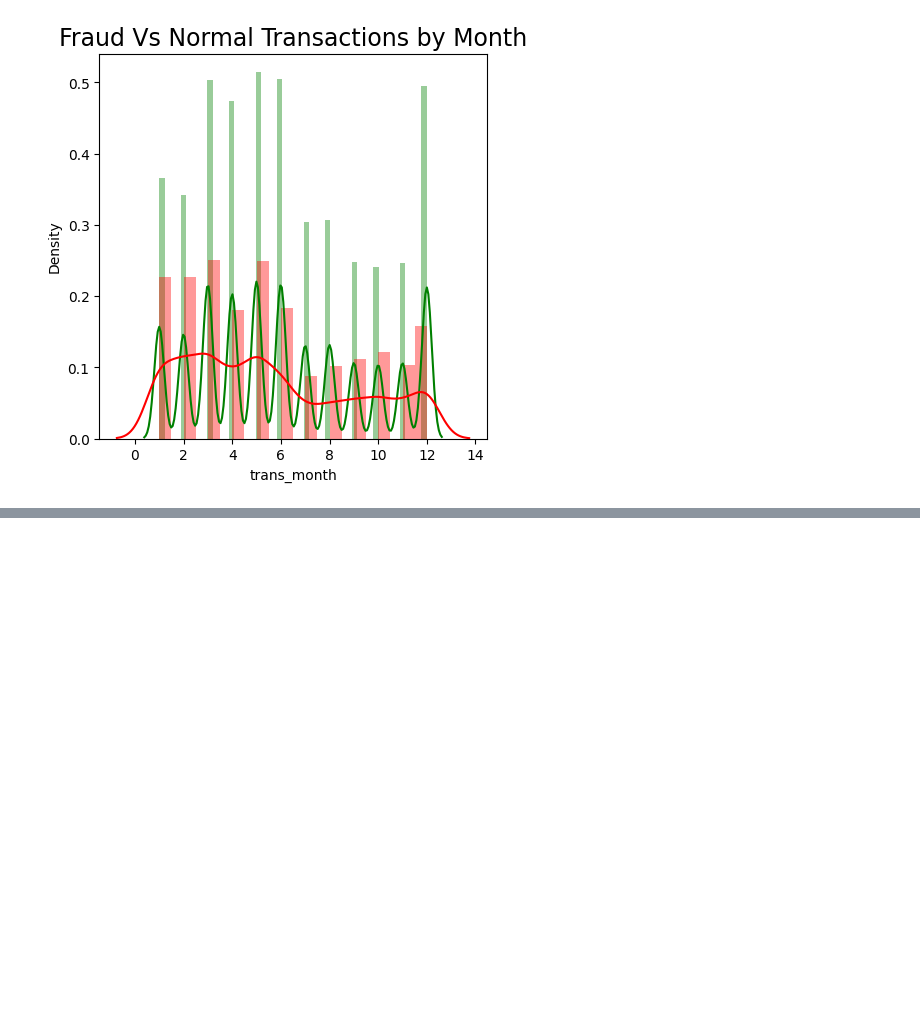
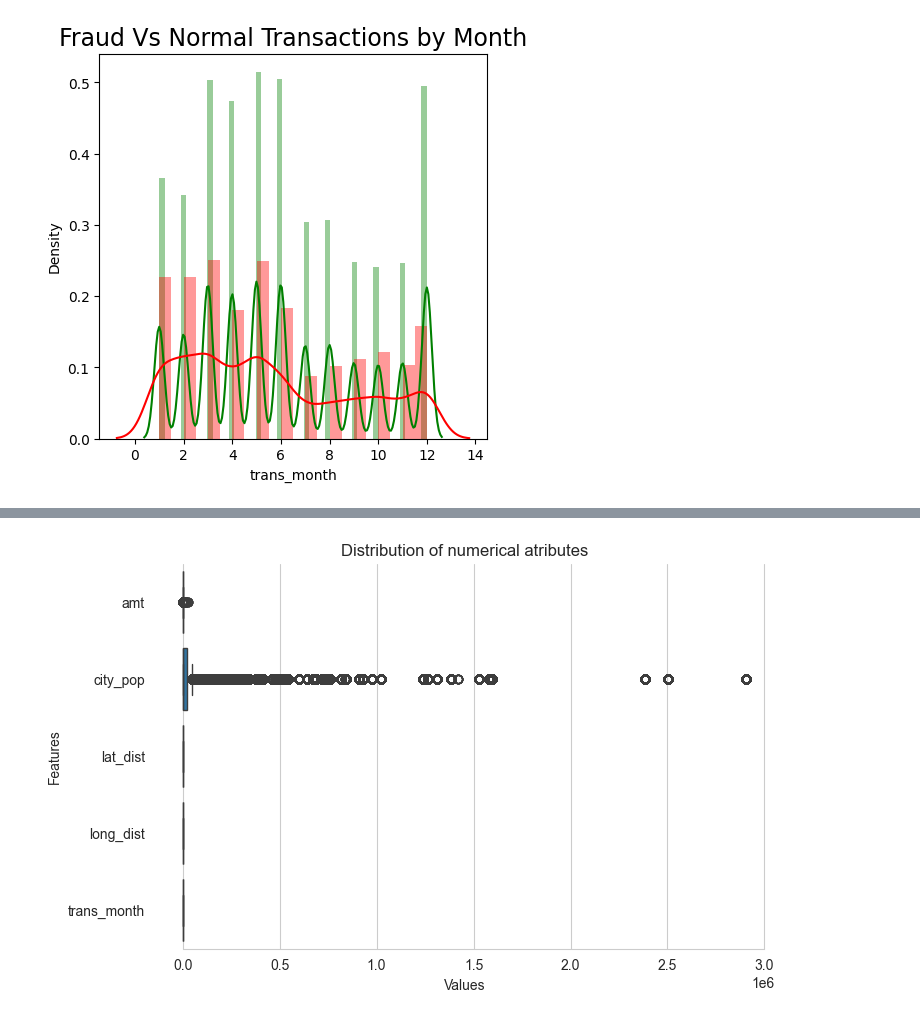
Before and after one commit to VinukaSilva/Credit-Card-Fraud-Detection, a Jupyter notebook: Neural Networks_New Dataset.ipynb, the cells around one changed output, grey strips where cells are left out. Saved outputs shown, nothing was run; the diff lists cells and outputs as text; code cells hidden in the pictures; blank space fills up the shorter version.

```diff
--- a/Neural Networks_New Dataset.ipynb
+++ b/Neural Networks_New Dataset.ipynb
@@ -691,0 +813,21 @@ plt.show()
+# %%
+# Boxplot to understand the distribution of numerical attributes :
+
+# Selecting only numerical feature from the dataframe:
+numeric_features = df_traindata2.select_dtypes(include=[np.number]).columns.tolist()
+
+# Excluding BINARY target feature and Time variable as its not needed for transformation :
+li_not_plot = ['is_fraud','age_at_trans']
+li_transform_num_feats = [c for c in list(numeric_features) if c not in li_not_plot]
+
+sns.set_style("whitegrid")
+f, ax = plt.subplots(figsize=(8,5))
+# Using log scale:
+#ax.set_xscale("log")
+ax = sns.boxplot(data=df_traindata2[li_transform_num_feats] , orient="h", palette="Paired")
+ax.set(ylabel="Features")
+ax.set(xlabel="Values")
+ax.set(title="Distribution of numerical atributes")
+sns.despine(trim=True,left=True)
+# %% [output]
+[figure, added]
```
Also changed, not shown: parts of 18 cells of this notebook.
